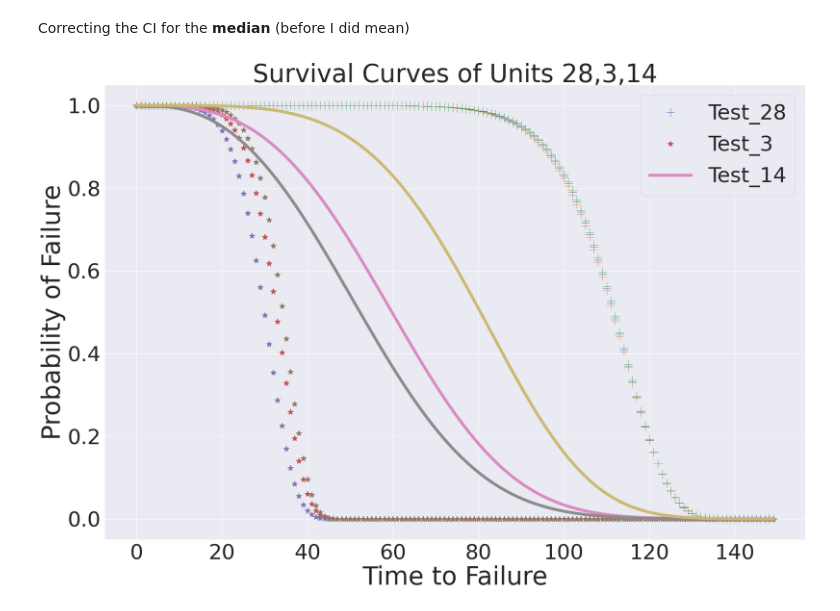
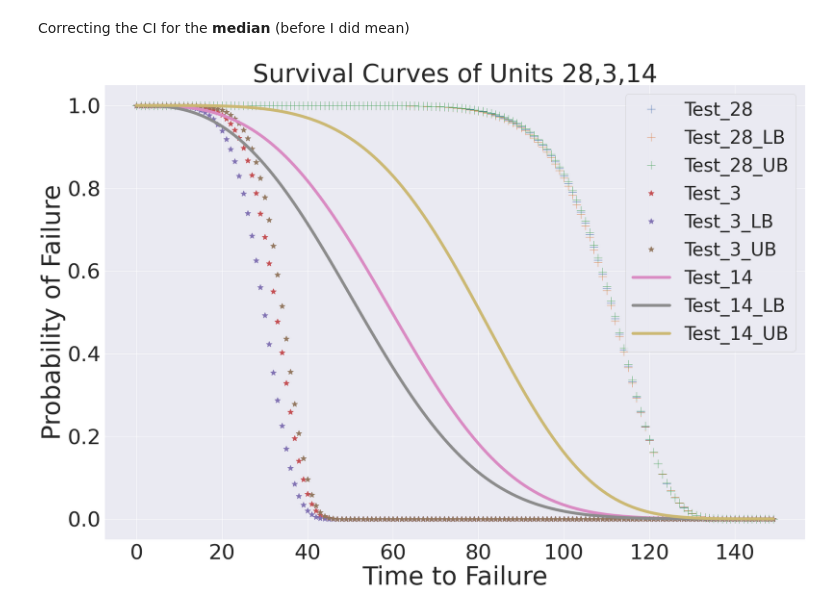
Before and after one commit to MariosKef/RULe, a Jupyter notebook: tests_dataset3.ipynb, the cells around one changed output. Cells and saved outputs as stored; diff of their text form; code cells hidden in the pictures.

```diff
--- a/tests_dataset3.ipynb
+++ b/tests_dataset3.ipynb
@@ -9,7 +9,7 @@ import numpy as np
 from sklearn.preprocessing import MinMaxScaler
 sns.set_theme()
 # %%
-configs = pd.read_csv('./results_no_cv_HO_26_12').iloc[:300]
+configs = pd.read_csv('GRU/Final_experiments/dataset_3/results_no_cv_HO_26_12_MO').iloc[:300]
 # %%
 configs.head()
 # %% [output]
@@ -326,4 +328,4 @@ train_x (24720, 28, 18) train_y (24720, 1) test_x (100, 28, 18) test_y (100, 1)
 
 # model3, history = network(train_x, train_y, net_cfg, cfg)
 # %%
-model = tf.keras.models.load_model('./Final_experiments/dataset_3/224/saved_models_5_1/cp-0100.ckpt/', custom_objects={"CustomLoss": CustomLoss, "Activate": Activate})
+model = tf.keras.models.load_model('GRU/Final_experiments/dataset_3/224/saved_models_5_1/cp-0100.ckpt', custom_objects={"CustomLoss": CustomLoss, "Activate": Activate})
@@ -926,26 +931,26 @@ survs2['median_lower'] = surv(A_[i], B_[i], t)
 # %%
 plt.subplots(figsize=(30, 20))
 
 plt.plot(t, survs['median'], '+', label='Test_'+str(a+1), markersize=20)
-plt.plot(t, survs['median_lower'], '+', markersize=20)
-plt.plot(t, survs['median_upper'], '+', markersize=20)
+plt.plot(t, survs['median_lower'], '+', label='Test_'+str(a+1)+'_LB', markersize=20)
+plt.plot(t, survs['median_upper'], '+', label='Test_'+str(a+1)+'_UB',markersize=20)
 
 plt.plot(t, survs1['median'], '*', label='Test_'+str(b+1), markersize=15)
-plt.plot(t, survs1['median_lower'], '*', markersize=15)
-plt.plot(t, survs1['median_upper'], '*', markersize=15)
+plt.plot(t, survs1['median_lower'], '*', label='Test_'+str(b+1)+'_LB',markersize=15)
+plt.plot(t, survs1['median_upper'], '*', label='Test_'+str(b+1)+'_UB',markersize=15)
 
 plt.plot(t, survs2['median'], label='Test_'+str(c+1), linewidth=7)
-plt.plot(t, survs2['median_lower'], linewidth=7)
-plt.plot(t, survs2['median_upper'], linewidth=7)
+plt.plot(t, survs2['median_lower'], label='Test_'+str(c+1)+'_LB',linewidth=7)
+plt.plot(t, survs2['median_upper'], label='Test_'+str(c+1)+'_UB',linewidth=7)
 
-plt.legend(prop={'size': 50})
+plt.legend(prop={'size': 44})
 
 plt.title(f'Survival Curves of Units {a+1},{b+1},{c+1}', fontsize=60)
 plt.xlabel('Time to Failure', fontsize=60)
 plt.ylabel('Probability of Failure', fontsize=60)
 plt.xticks(fontsize=50)
 plt.yticks(fontsize=50)
 
 plt.savefig('./paper_figures/cmapss_3_SC_median.pdf', format='pdf')
 # %% [output]
-[figure, old version]
+[figure, new version]
```
Also changed, not shown: parts of 9 cells of this notebook, 1 other file.
